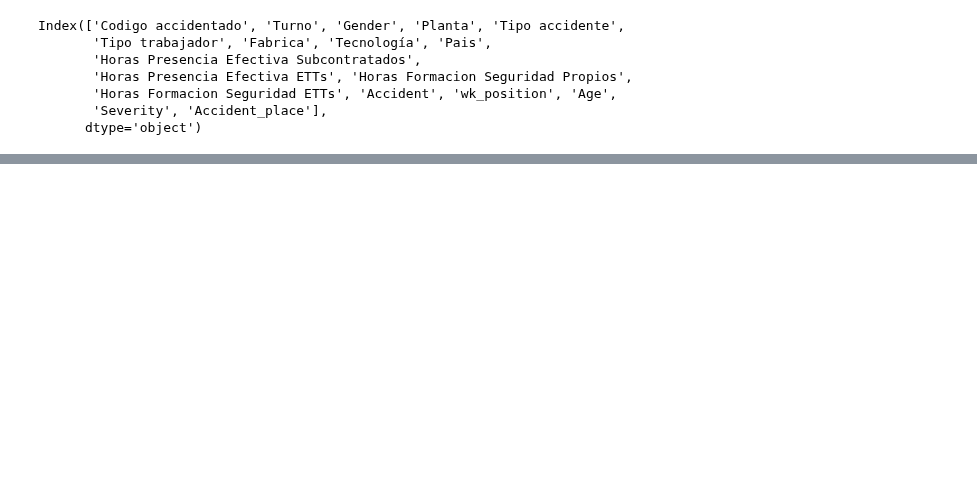
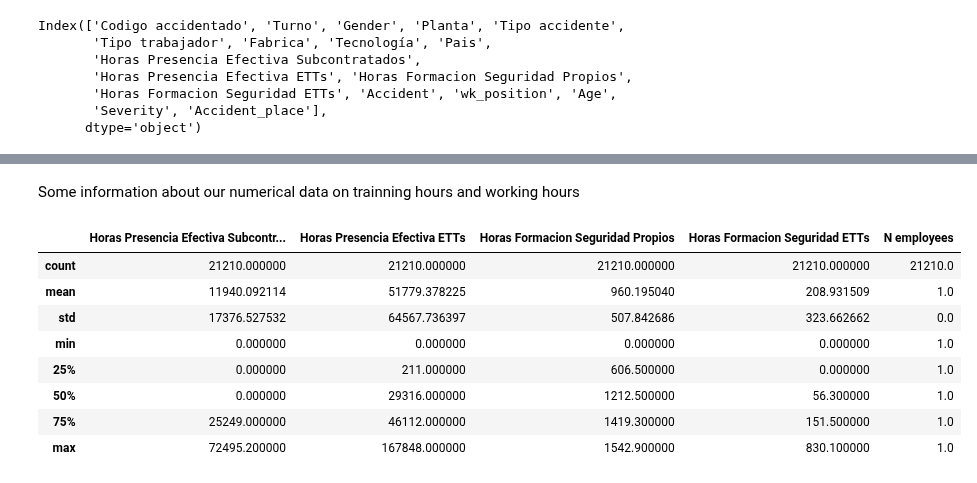
Before and after one commit to sarasabino/Accident_Rate_Project, a Jupyter notebook: Src/Notebooks/02_1_Exploratory_final_data.ipynb, the cells around one changed output, grey strips where cells are left out. Saved outputs shown, nothing was run; the diff lists cells and outputs as text; code cells hidden in the pictures; blank space fills up the shorter version.

```diff
--- a/Src/Notebooks/02_1_Exploratory_final_data.ipynb
+++ b/Src/Notebooks/02_1_Exploratory_final_data.ipynb
@@ -121,0 +418,14 @@ n_employees
+# %% [markdown]
+Some information about our numerical data on trainning hours and working hours
+# %%
+staff[['Horas Presencia Efectiva Subcontratados',	'Horas Presencia Efectiva ETTs',	'Horas Formacion Seguridad Propios',	'Horas Formacion Seguridad ETTs',	'N employees']].describe()
+# %% [output]
+|  | Horas Presencia Efectiva Subcontr... | Horas Presencia Efectiva ETTs | Horas Formacion Seguridad Propios | Horas Formacion Seguridad ETTs | N employees |
+| count | 21210.000000 | 21210.000000 | 21210.000000 | 21210.000000 | 21210.0 |
+| mean | 11940.092114 | 51779.378225 | 960.195040 | 208.931509 | 1.0 |
+| std | 17376.527532 | 64567.736397 | 507.842686 | 323.662662 | 0.0 |
+| min | 0.000000 | 0.000000 | 0.000000 | 0.000000 | 1.0 |
+| 25% | 0.000000 | 211.000000 | 606.500000 | 0.000000 | 1.0 |
+| 50% | 0.000000 | 29316.000000 | 1212.500000 | 56.300000 | 1.0 |
+| 75% | 25249.000000 | 46112.000000 | 1419.300000 | 151.500000 | 1.0 |
+| max | 72495.200000 | 167848.000000 | 1542.900000 | 830.100000 | 1.0 |
```
Also changed, not shown: parts of 40 cells of this notebook.
